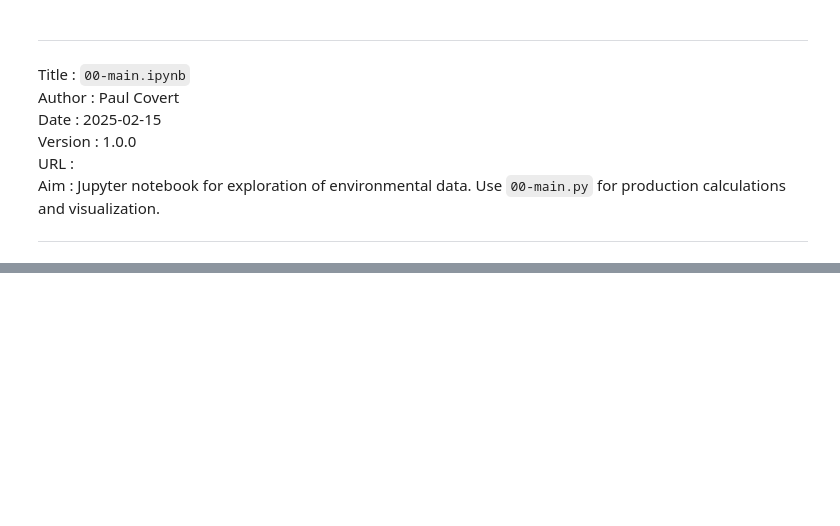
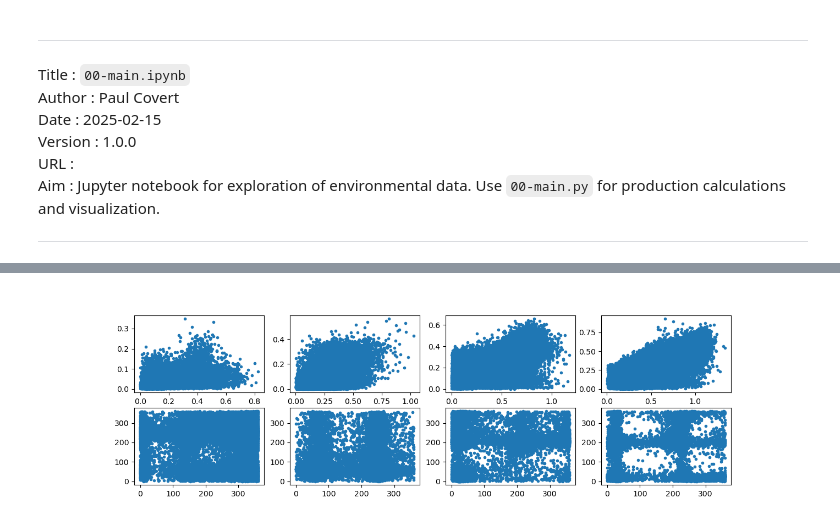
Before and after one commit to filippo-ferrario/CSRF-urchin-telemetry, a Jupyter notebook: workflow/00-main.ipynb, the cells around one changed output, grey strips where cells are left out. Cells and saved outputs as stored; diff of their text form; code cells hidden in the pictures; blank space fills up the shorter version.

```diff
--- a/workflow/00-main.ipynb
+++ b/workflow/00-main.ipynb
@@ -60,0 +68,38 @@ for adcp_filepath, tcm_filepath in zip(ALL_ADCP, ALL_TCM):
+# %%
+# Explore Quebec ADCP vs TCM currents
+ALL_ADCP = adcp.paths.get("qc", root=DATA_RAW)
+ALL_TCM = tcm.paths.get("qc", root=DATA_RAW)
+tcm_slices = [ANSE_DES_PILOTES_SLICE, LA_BALEINE_SLICE, ILE_AUX_LIEVRES_1_SLICE, ILE_AUX_LIEVRES_2_SLICE]
+
+%matplotlib widget
+fig, ax = plt.subplots(nrows=2, ncols=4, figsize=(14,4))
+
+for i in range(4):
+
+    # Load adcp and tcm files
+    ds_adcp = adcp.open_dataset(ALL_ADCP[i])
+    df_tcm = tcm.read_csv(ALL_TCM[i])
+    df_tcm = df_tcm.loc[tcm_slices[i]]
+
+    # Estimate adcp altitude, assuming transducer is ~0.5m above bottom
+    ds_adcp["altitude"] = (ds_adcp["xducer_depth"] + 0.5) - np.max(ds_adcp["depth"])
+
+    # Select deepest adcp current measurement
+    ds_adcp = ds_adcp.sel(depth=np.max(ds_adcp["depth"]))
+    ds_adcp = ds_adcp.dropna("time")
+    df_adcp = ds_adcp.to_pandas()
+
+    # Interpolate tcm speed and direction onto adcp timeseries
+    # Note: tcm measures current once per minute, while adcp current is once
+    #       every 5 minutes
+    df_adcp["speed_tcm"] = np.interp(df_adcp.index, df_tcm.index, df_tcm["speed"])
+    df_adcp["dir_tcm"] = np.interp(df_adcp.index, df_tcm.index, df_tcm["dir"])
+
+    # Select measures where altitude < 5m
+    #df_adcp = df_adcp[df_adcp["altitude"]<=3]
+
+    # Plot speed and dir
+    ax[0][i].plot(df_adcp["speed"], df_adcp["speed_tcm"], '.')
+    ax[1][i].plot(df_adcp["dir"], df_adcp["dir_tcm"], '.')
+# %% [output]
+[figure, added]
```
Also changed, not shown: parts of 5 cells of this notebook.
